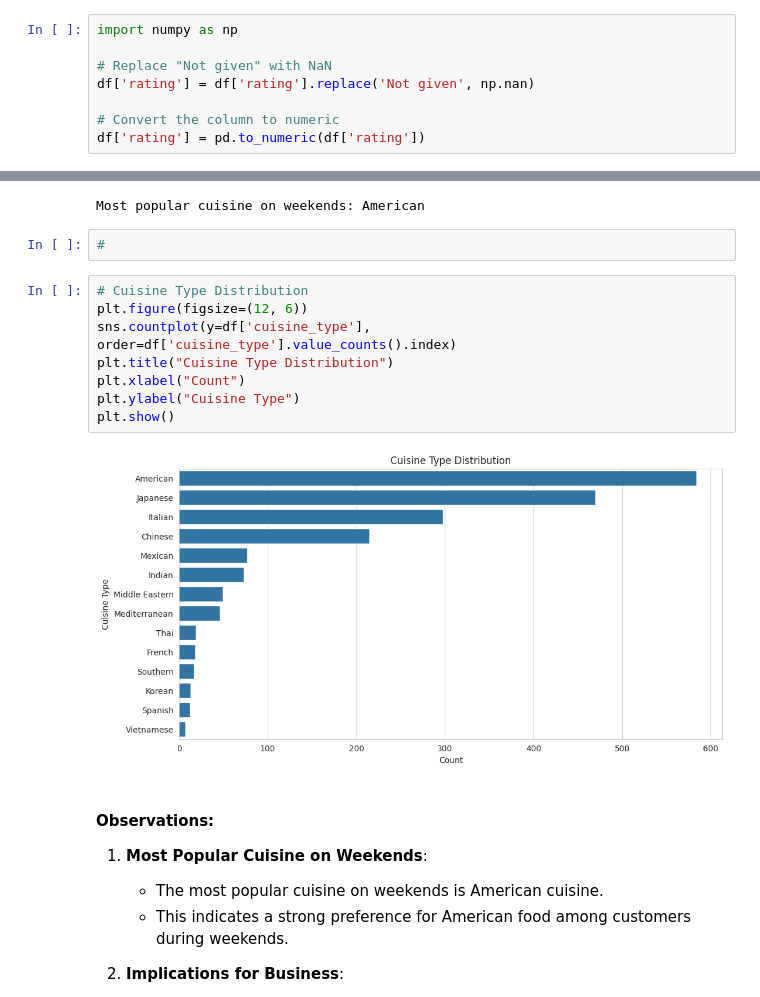
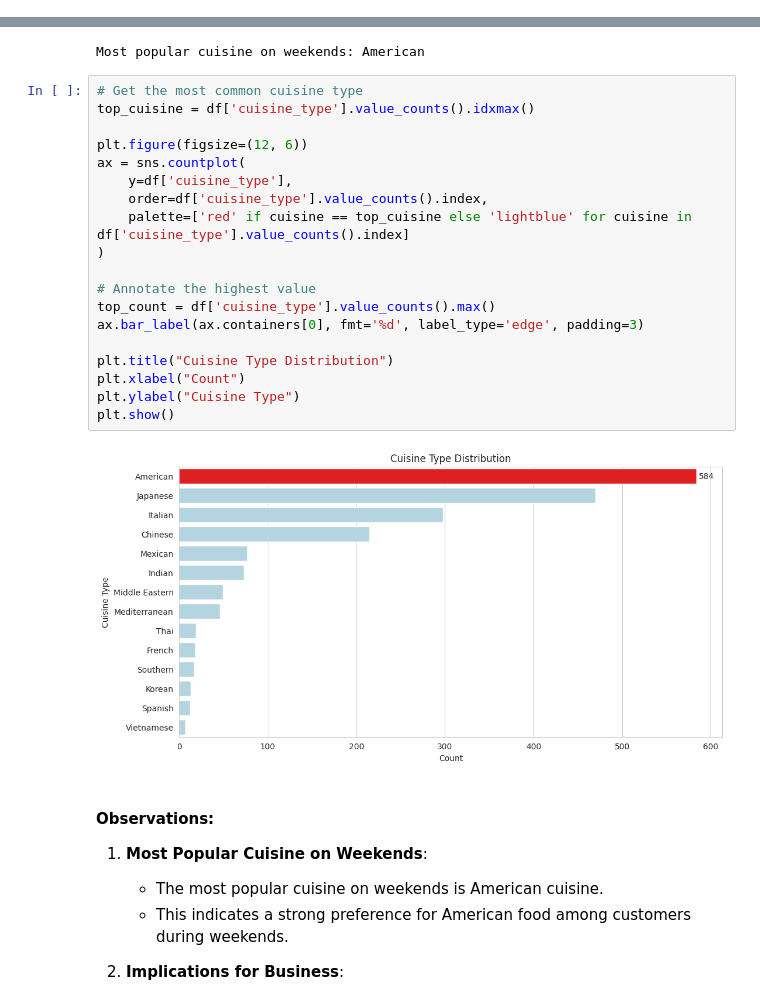
Before and after one commit to zuzann18/MIT_Food, a Jupyter notebook: food_analysis.ipynb, the cells around one changed output, grey strips where cells are left out. Cells and saved outputs as stored; diff of their text form.

```diff
--- a/food_analysis.ipynb
+++ b/food_analysis.ipynb
@@ -323,11 +272,3 @@ Number of 'Not given' ratings: 736
-# %%
-import numpy as np
-
-# Replace "Not given" with NaN
-df['rating'] = df['rating'].replace('Not given', np.nan)
-
-# Convert the column to numeric
-df['rating'] = pd.to_numeric(df['rating'])
 # %% [markdown]
 # Handling Missing Values in the Rating Column
 
@@ -643,18 +710,27 @@ weekend_cuisine = df[df['day_of_the_week'] == 'Weekend']['cuisine_type'].value_c
 print(f'Most popular cuisine on weekends: {weekend_cuisine}')
 # %% [output]
 Most popular cuisine on weekends: American
-# %%
-#
 # %%
-# Cuisine Type Distribution
+# Get the most common cuisine type
+top_cuisine = df['cuisine_type'].value_counts().idxmax()
+
 plt.figure(figsize=(12, 6))
-sns.countplot(y=df['cuisine_type'], order=df['cuisine_type'].value_counts().index)
+ax = sns.countplot(
+    y=df['cuisine_type'],
+    order=df['cuisine_type'].value_counts().index,
+    palette=['red' if cuisine == top_cuisine else 'lightblue' for cuisine in df['cuisine_type'].value_counts().index]
+)
+
+# Annotate the highest value
+top_count = df['cuisine_type'].value_counts().max()
+ax.bar_label(ax.containers[0], fmt='%d', label_type='edge', padding=3)
+
 plt.title("Cuisine Type Distribution")
 plt.xlabel("Count")
 plt.ylabel("Cuisine Type")
 plt.show()
 # %% [output]
-[figure, old version]
+[figure, new version]
 # %% [markdown]
 #### Observations:
 
```
Also changed, not shown: parts of 43 cells of this notebook.
